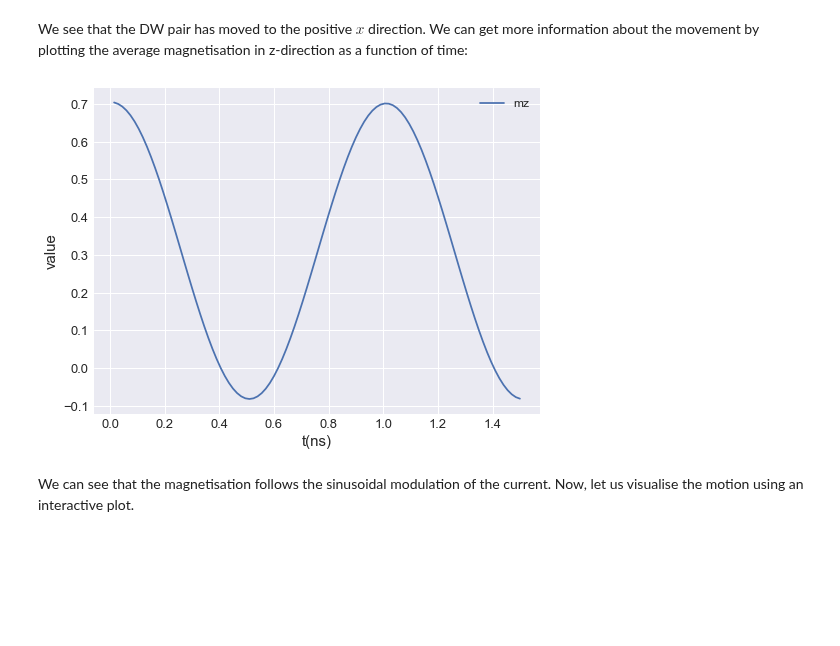
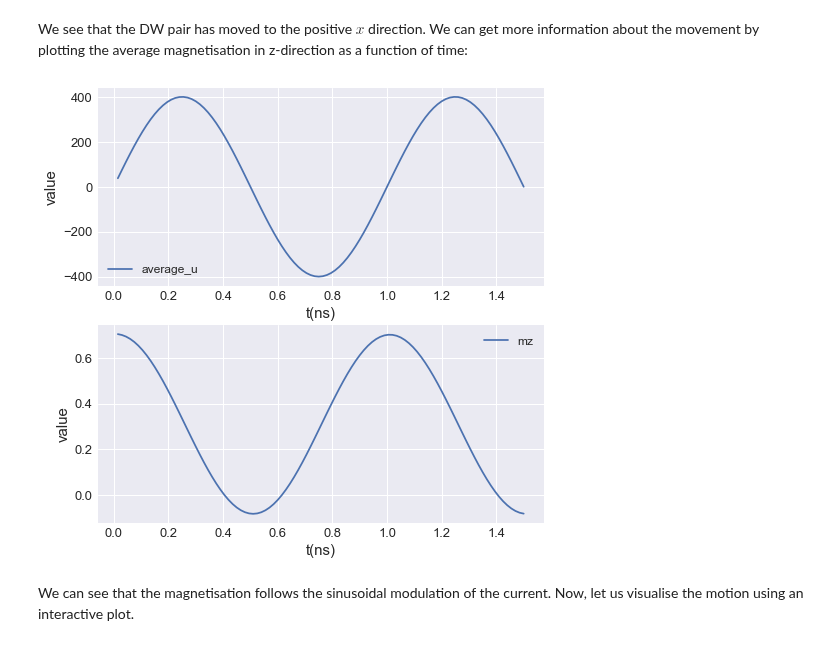
Before and after one commit to ubermag/oommfc, a Jupyter notebook: docs/time-dependent-field-current.ipynb, the cells around one changed output. Cells and saved outputs as stored; diff of their text form; code cells hidden in the pictures; blank space fills up the shorter version.

```diff
--- a/docs/time-dependent-field-current.ipynb
+++ b/docs/time-dependent-field-current.ipynb
@@ -388,9 +410,11 @@ Running OOMMF (ExeOOMMFRunner) [2021/11/15 14:26]...  <1> mmarchive killed
 # %% [markdown]
 We see that the DW pair has moved to the positive $x$ direction. We can get more information about the movement by plotting the average magnetisation in z-direction as a function of time:
 # %%
-system.table.mpl(x='t', y=['mz'])
+fig, (ax1, ax2) = plt.subplots(2, figsize=(8, 8))
+system.table.mpl(ax=ax1, y=['average_u'])
+system.table.mpl(ax=ax2, y=['mz'])
 # %% [output]
-[figure, old version]
+[figure, new version]
 # %% [markdown]
 We can see that the magnetisation follows the sinusoidal modulation of the current. Now, let us visualise the motion using an interactive plot.
 # %%
```
Also changed, not shown: parts of 25 cells of this notebook.
